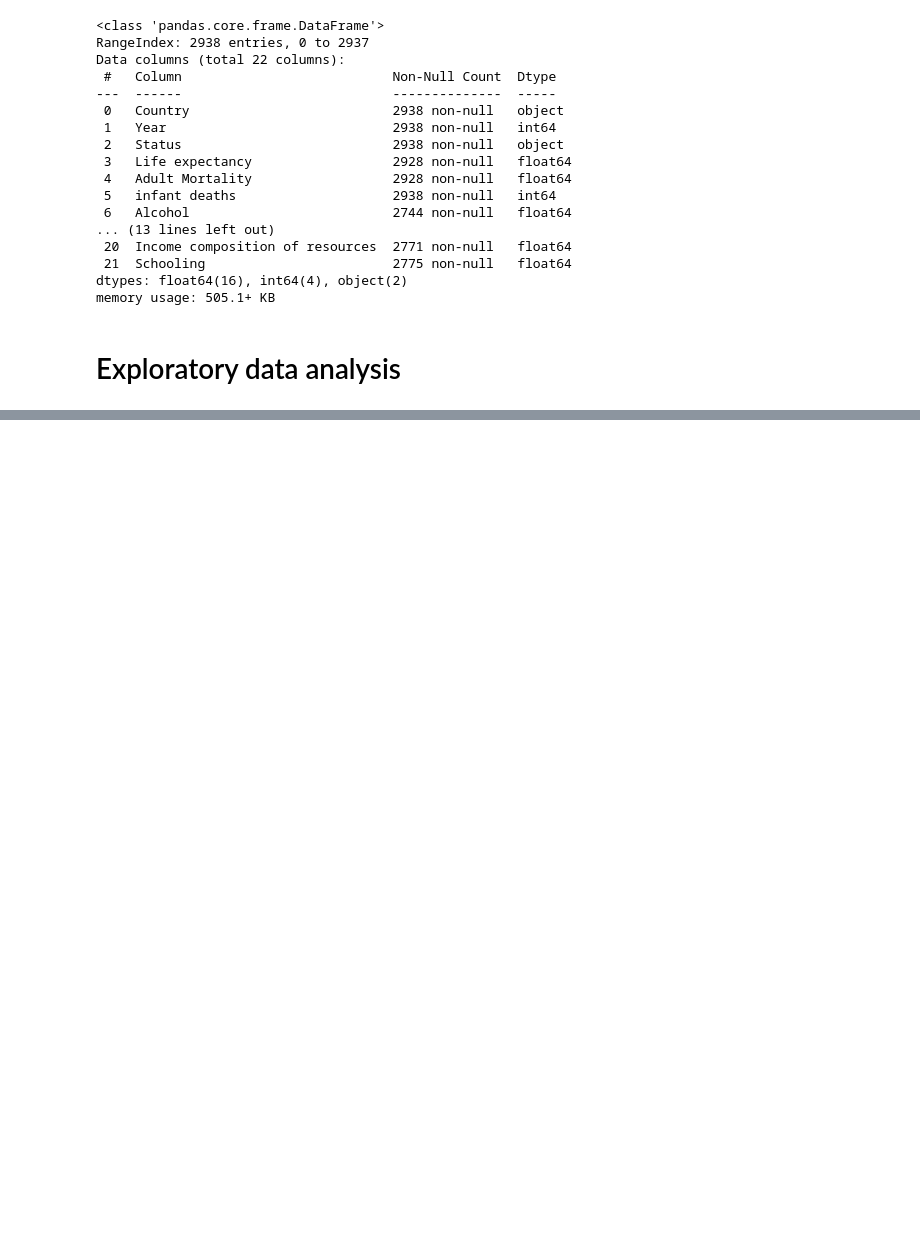
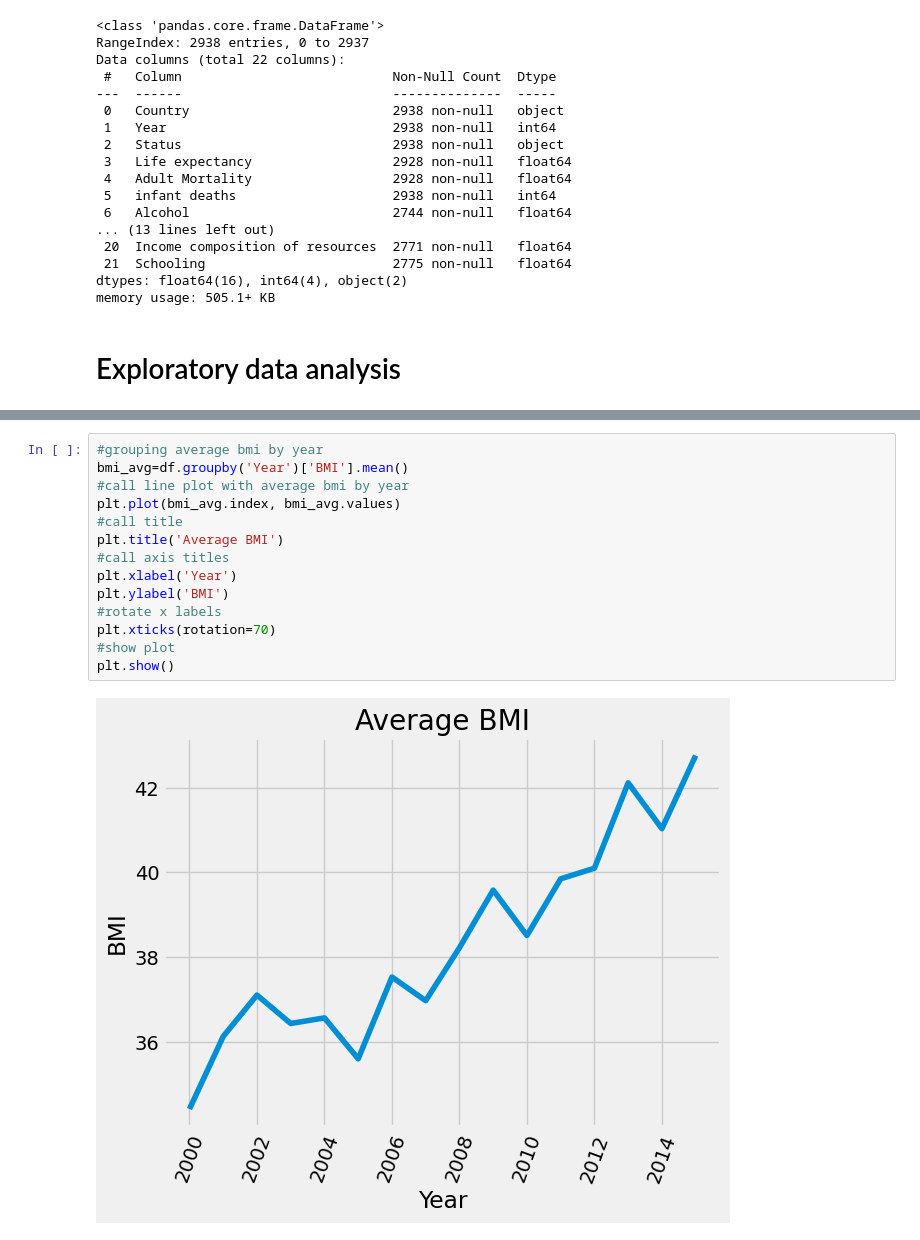
Before and after one commit to CameronBannick/Life-Expectancy-Dataset, a Jupyter notebook: Report on world life expectancy .ipynb, the cells around one changed output, grey strips where cells are left out. Drawn from its saved outputs; the diff is of its cells as text; blank space fills up the shorter version.

```diff
--- a/Report on world life expectancy .ipynb
+++ b/Report on world life expectancy .ipynb
@@ -90,0 +139,16 @@ plt.show()
+# %%
+#grouping average bmi by year
+bmi_avg=df.groupby('Year')['BMI'].mean()
+#call line plot with average bmi by year
+plt.plot(bmi_avg.index, bmi_avg.values)
+#call title
+plt.title('Average BMI')
+#call axis titles
+plt.xlabel('Year')
+plt.ylabel('BMI')
+#rotate x labels
+plt.xticks(rotation=70)
+#show plot
+plt.show()
+# %% [output]
+[figure, added]
```
Also changed, not shown: parts of 9 cells of this notebook.
